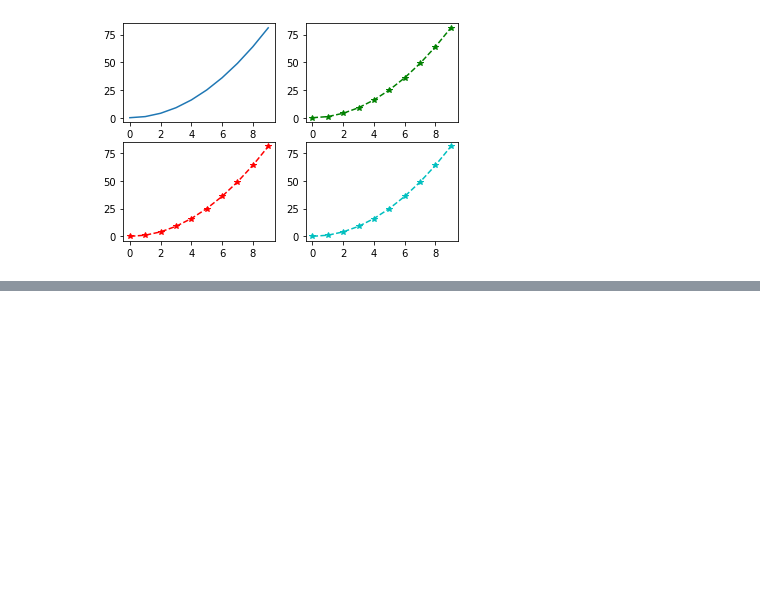
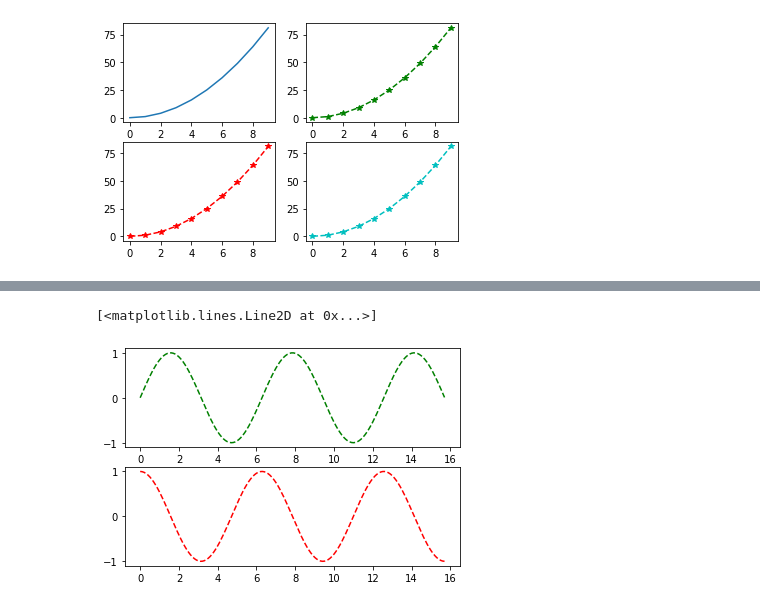
Before and after one commit to ashish7406/PythonExcercise, a Jupyter notebook: Matplotlib.ipynb, the cells around one changed output, grey strips where cells are left out. Drawn from its saved outputs; the diff is of its cells as text; code cells hidden in the pictures; blank space fills up the shorter version.

```diff
--- a/Matplotlib.ipynb
+++ b/Matplotlib.ipynb
@@ -46,0 +86,14 @@ plt.plot(x,y,'c*--')
+# %%
+#Subplot for x coordinates with cos and sin as y
+x=np.arange(0,5*np.pi,0.1)
+y_sin=np.sin(x)
+y_cos=np.cos(x)
+# Make the first plot
+plt.subplot(2,1,1)
+plt.plot(x,y_sin,'g--')
+# Set the second subplot as active, and make the second plot.
+plt.subplot(2,1,2)
+plt.plot(x,y_cos,'r--')
+# %% [output]
+[<matplotlib.lines.Line2D at 0x...>]
+[figure, added]
```
Also changed, not shown: parts of 7 cells of this notebook.
